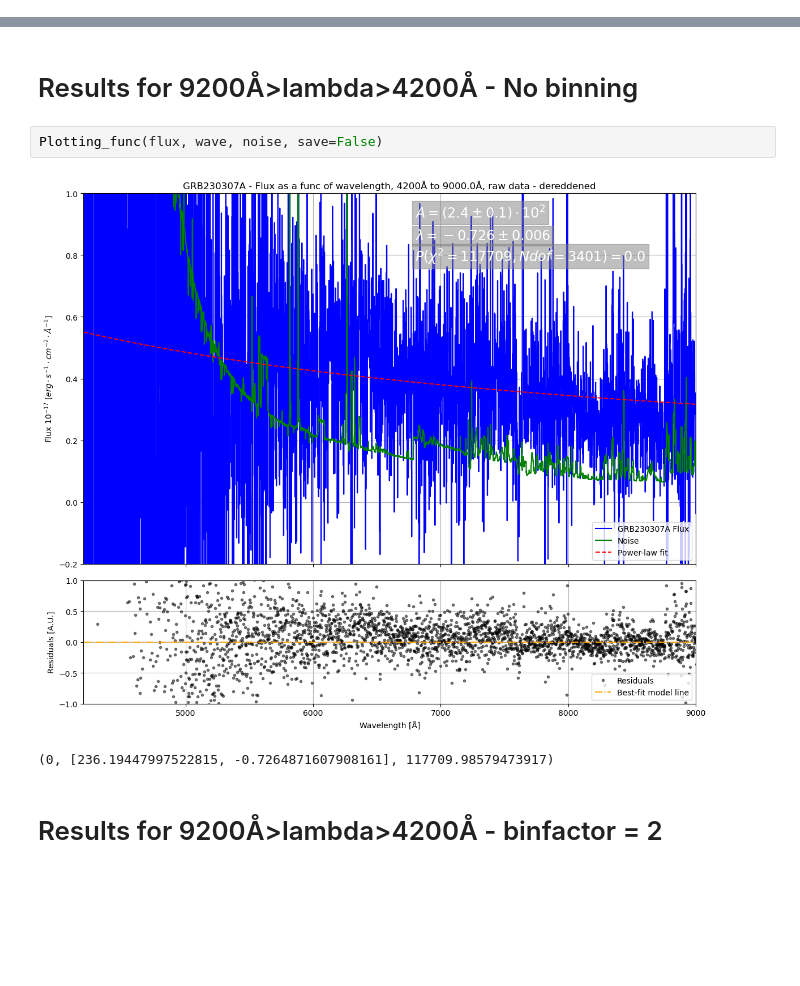
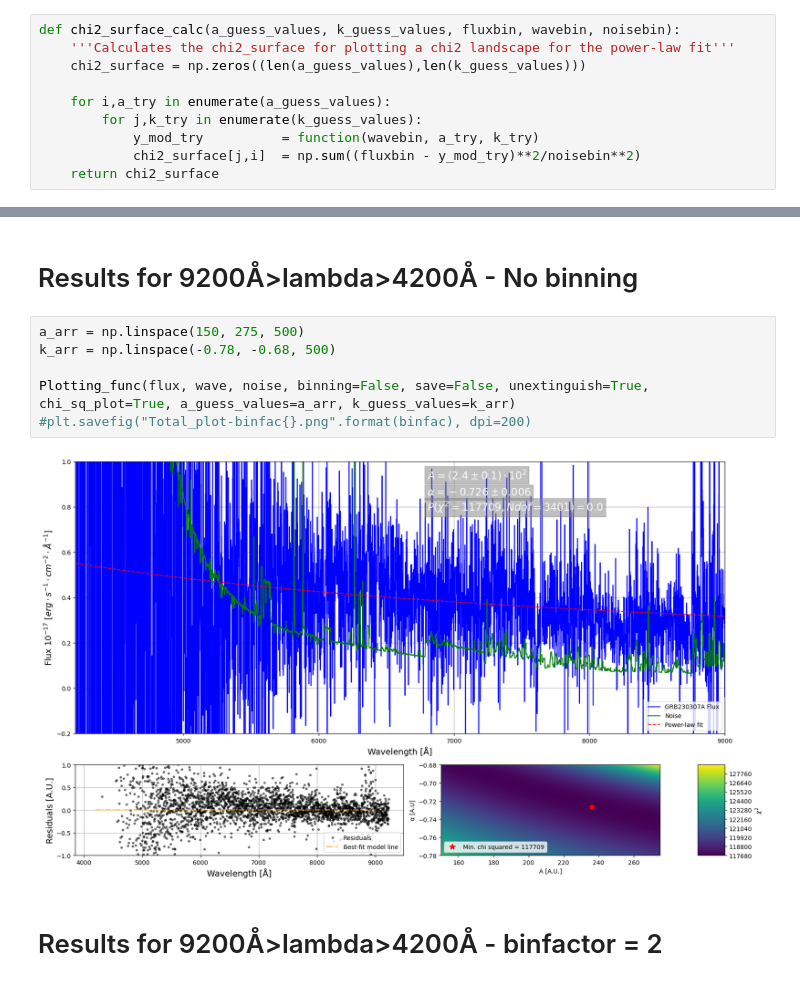
Before and after one commit to Lenti0001/Florent-GRB230307A, a Jupyter notebook: Binning/Binning 1D + Curve_Dust_extinction.ipynb, the cells around one changed output, grey strips where cells are left out. Saved outputs shown, nothing was run; the diff lists cells and outputs as text; blank space fills up the shorter version.

Commit message:
Combined chi2 surface with power-law plot & Cleaned up code

```diff
--- a/Binning/Binning 1D + Curve_Dust_extinction.ipynb
+++ b/Binning/Binning 1D + Curve_Dust_extinction.ipynb
@@ -181,6 +181,16 @@ def chi_sq_func(wavebin, fluxbin, noisebin, a_guess_values, k_guess_values, cuto
     return xdata, ydata, par, Errors, Chisq, residuals, chi2_surface
 # %% [markdown]
 # Plotting function
+# %%
+def chi2_surface_calc(a_guess_values, k_guess_values, fluxbin, wavebin, noisebin):
+    '''Calculates the chi2_surface for plotting a chi2 landscape for the power-law fit'''
+    chi2_surface = np.zeros((len(a_guess_values),len(k_guess_values)))
+
+    for i,a_try in enumerate(a_guess_values):
+        for j,k_try in enumerate(k_guess_values):
+            y_mod_try          = function(wavebin, a_try, k_try)
+            chi2_surface[j,i]  = np.sum((fluxbin - y_mod_try)**2/noisebin**2)
+    return chi2_surface
 # %%
 #### PLOTTING FUNCTION TO PLOT ALL RESULTS! ######
 def Plotting_func(flux, wave, noise, a_guess_values=0, k_guess_values=0, binning=False, binfactor=1,
@@ -278,10 +311,13 @@ def Plotting_func(flux, wave, noise, a_guess_values=0, k_guess_values=0, binning
 # %% [markdown]
 # Results for 9200Å>lambda>4200Å - No binning
 # %%
-Plotting_func(flux, wave, noise, save=False)
+a_arr = np.linspace(150, 275, 500)
+k_arr = np.linspace(-0.78, -0.68, 500)
+
+Plotting_func(flux, wave, noise, binning=False, save=False, unextinguish=True, chi_sq_plot=True, a_guess_values=a_arr, k_guess_values=k_arr)
+#plt.savefig("Total_plot-binfac{}.png".format(binfac), dpi=200)
 # %% [output]
-[figure, old version]
+[figure, new version]
-(0, [236.19447997522815, -0.7264871607908161], 117709.98579473917)
 # %% [markdown]
 # Results for 9200Å>lambda>4200Å - binfactor = 2
 # %%
```
Also changed, not shown: parts of 35 cells of this notebook, 1 other file.
